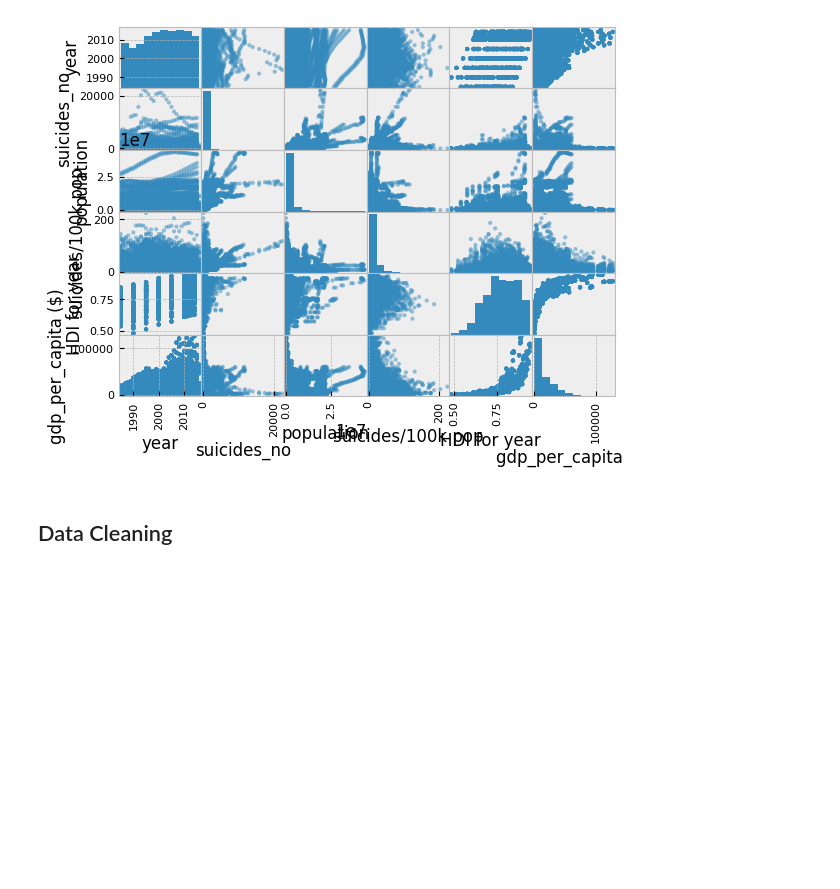
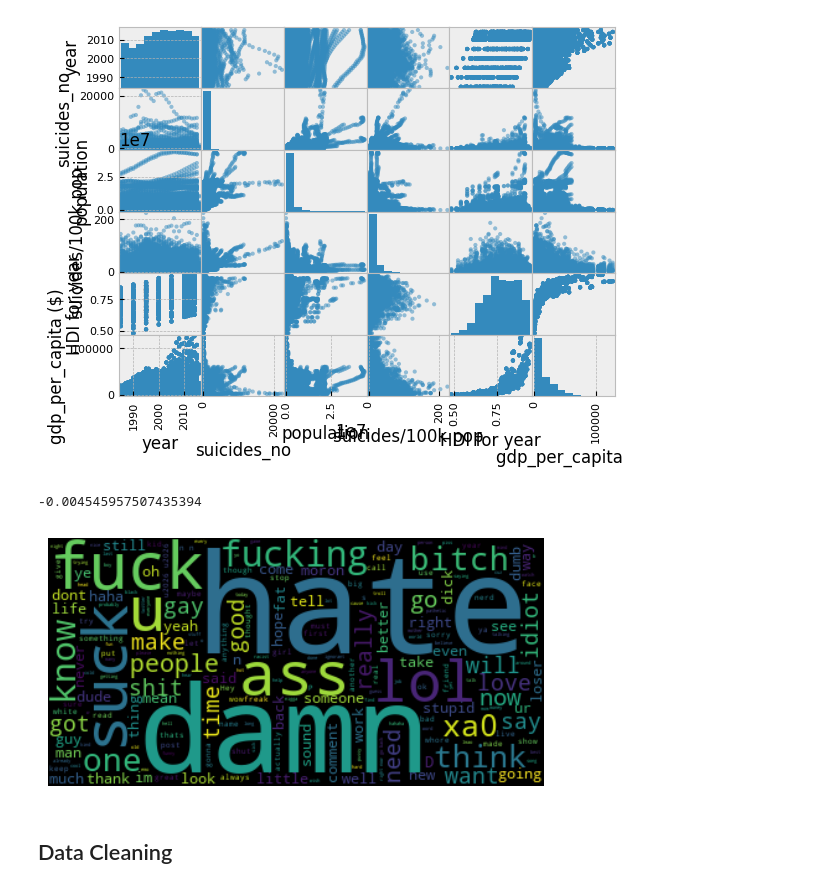
Before and after one commit to IT4063C-Fall23/final-project-zeddy180, a Jupyter notebook: source.ipynb, the cells around one changed output. Drawn from its saved outputs; the diff is of its cells as text; code cells hidden in the pictures; blank space fills up the shorter version.

```diff
--- a/source.ipynb
+++ b/source.ipynb
@@ -194,6 +218,25 @@ plt.show
 # %% [output]
 <function matplotlib.pyplot.show(close=None, block=None)>
 [figure]
+# %%
+#exploring if there exists a correlation between the different columns
+suicide_df.year.corr (suicide_df.suicides_no)
+# %% [output]
+-0.004545957507435394
+# %%
+#Generating a wordcloud from the Cyberbullying tweets.
+# Concatenate the text from all rows into a single string
+text = ' '.join(tweets_df['Text'])
+
+# Generate the word cloud
+wordcloud = WordCloud().generate(text)
+
+# Display the word cloud
+plt.imshow(wordcloud, interpolation='bilinear')
+plt.axis('off')
+plt.show()
+# %% [output]
+[figure, added]
 # %% [markdown]
 ## Data Cleaning
 # %%
```
Also changed, not shown: parts of 10 cells of this notebook, 2 other files.
